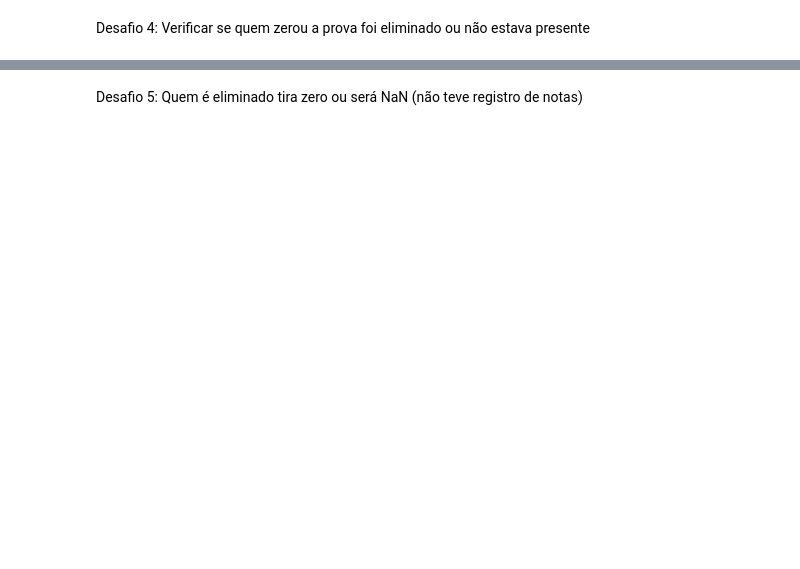
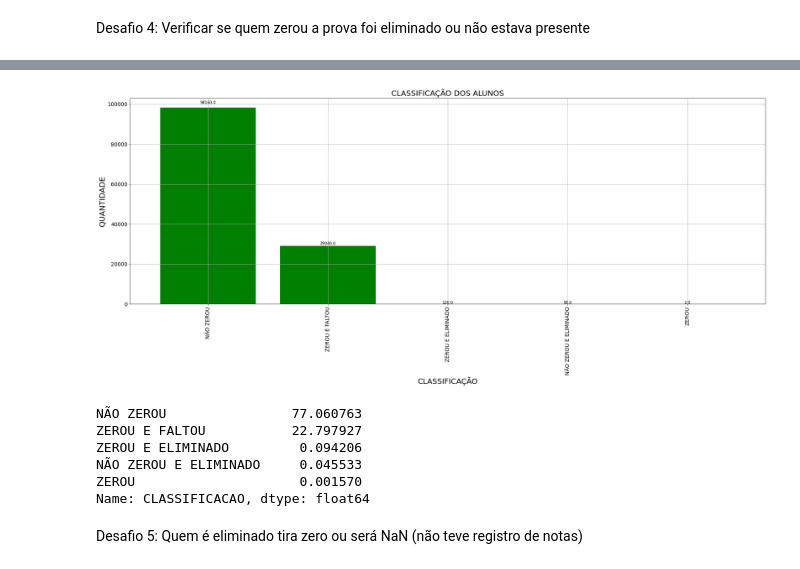
Before and after one commit to aanacaa/imersao-alura, a Jupyter notebook: Imersao_Alura.ipynb, the cells around one changed output, grey strips where cells are left out. Cells and saved outputs as stored; diff of their text form; code cells hidden in the pictures; blank space fills up the shorter version.

```diff
--- a/Imersao_Alura.ipynb
+++ b/Imersao_Alura.ipynb
@@ -527,0 +900,6 @@ Desafio 4: Verificar se quem zerou a prova foi eliminado ou não estava presente
+# %%
+dados.loc[((dados['NU_NOTA_TOTAL'] == 0) & ((dados['TP_PRESENCA_CN'] == 0) | (dados['TP_PRESENCA_CH'] == 0) | (dados['TP_PRESENCA_LC'] == 0) | (dados['TP_PRESENCA_MT'] == 0))), 'CLASSIFICACAO'] = 'ZEROU E FALTOU'
+# %%
+dados.loc[((dados['NU_NOTA_TOTAL'] == 0) & ((dados['TP_PRESENCA_CN'] == 2) | (dados['TP_PRESENCA_CH'] == 2) | (dados['TP_PRESENCA_LC'] == 2) | (dados['TP_PRESENCA_MT'] == 2))), 'CLASSIFICACAO'] = 'ZEROU E ELIMINADO'
+# %%
+dados.loc[((dados['NU_NOTA_TOTAL'] != 0) & ((dados['TP_PRESENCA_CN'] == 2) | (dados['TP_PRESENCA_CH'] == 2) | (dados['TP_PRESENCA_LC'] == 2) | (dados['TP_PRESENCA_MT'] == 2))), 'CLASSIFICACAO'] = 'NÃO ZEROU E ELIMINADO'
@@ -527,0 +965,2 @@ Desafio 4: Verificar se quem zerou a prova foi eliminado ou não estava presente
+# %%
+classif = dados["CLASSIFICACAO"].value_counts()
@@ -528,2 +982,26 @@ Desafio 4: Verificar se quem zerou a prova foi eliminado ou não estava presente
+# %%
+ax = classif.plot.bar(grid = True, stacked = True, width = 0.8,color = "green", figsize = (30,10), fontsize = 14, legend = False)
+
+ax.set_xlabel('CLASSIFICAÇÃO', size = 20)
+ax.set_ylabel('QUANTIDADE', size = 20)
+plt.title('CLASSIFICAÇÃO DOS ALUNOS', size = 20)
+for p in ax.patches:
+    width = p.get_width()
+    height = p.get_height()
+    x, y = p.get_xy()
+    ax.annotate(height, (x + width/2, y + height*1.02), ha='center', fontsize= 10)
+# %% [output]
+[figure, added]
+# %%
+classif_porcentagem = dados["CLASSIFICACAO"].value_counts(normalize = True)
+classif_porcentagem *=100
+classif_porcentagem
+# %% [output]
+NÃO ZEROU                77.060763
+ZEROU E FALTOU           22.797927
+ZEROU E ELIMINADO         0.094206
+NÃO ZEROU E ELIMINADO     0.045533
+ZEROU                     0.001570
+Name: CLASSIFICACAO, dtype: float64
 # %% [markdown]
 Desafio 5: Quem é eliminado tira zero ou será NaN (não teve registro de notas)
```
Also changed, not shown: parts of 98 cells of this notebook.
